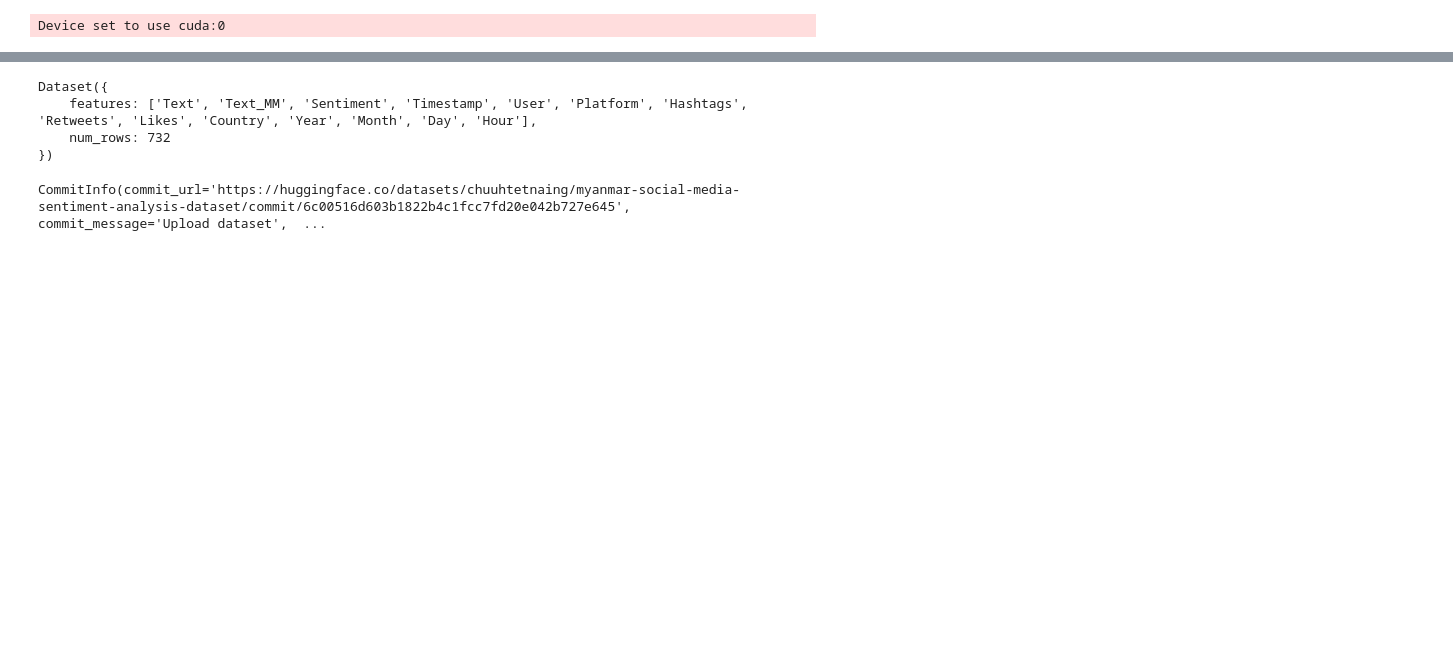
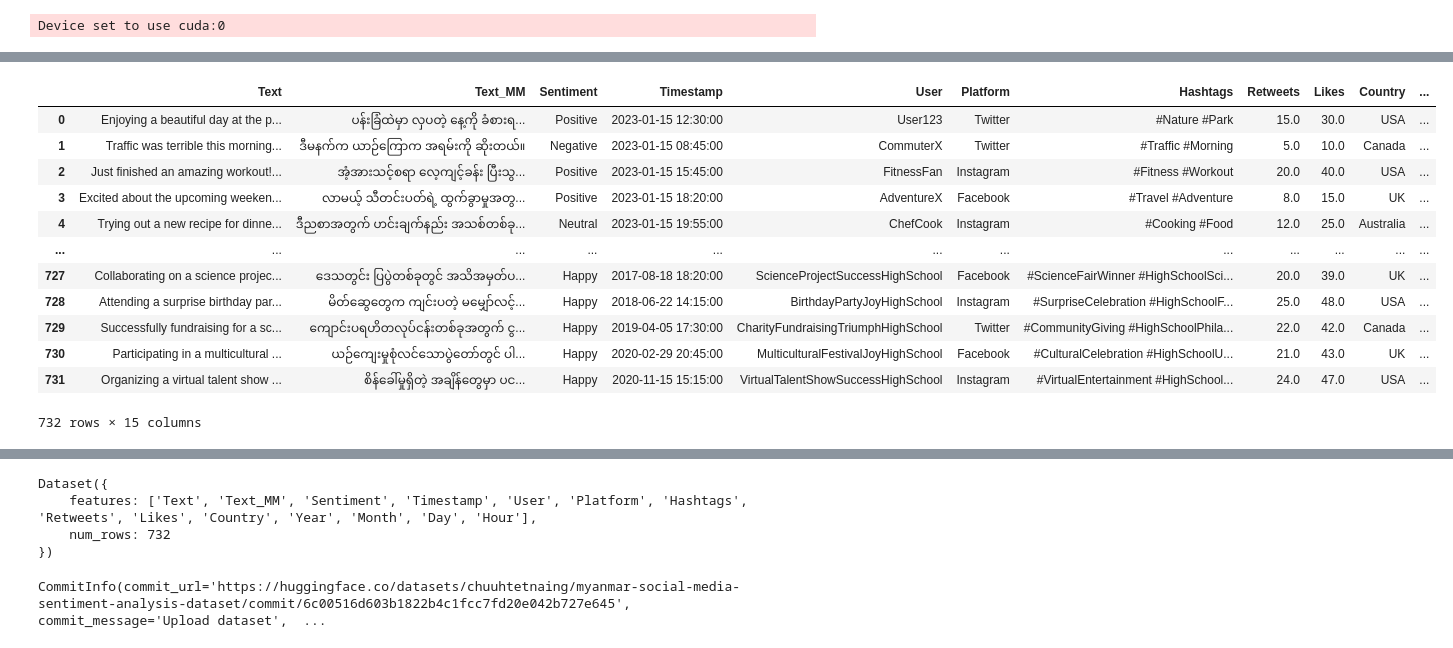
Before and after one commit to chuuhtetnaing/myanmar-language-dataset-collection, a Jupyter notebook: Social Media Sentiment Analysis/synthetic-data-generating.ipynb, the cells around one changed output, grey strips where cells are left out. Saved outputs shown, nothing was run; the diff lists cells and outputs as text; code cells hidden in the pictures; blank space fills up the shorter version.

```diff
--- a/Social Media Sentiment Analysis/synthetic-data-generating.ipynb
+++ b/Social Media Sentiment Analysis/synthetic-data-generating.ipynb
@@ -84,0 +268,9 @@ df = df[ordered_columns]
+# %%
+ordered_columns = ["Text", "Text_MM", "Sentiment", "Timestamp", "User",
+                  "Platform", "Hashtags", "Retweets", "Likes",
+                  "Country", "Year", "Month", "Day", "Hour"]
+
+df = translated_dataset.to_pandas()
+# Filter to only include columns that actually exist
+ordered_columns = [col for col in ordered_columns if col in df.columns]
+df = df[ordered_columns]
@@ -84,0 +329,18 @@ df = df[ordered_columns]
+# %%
+df['Text_MM_old'] = previous_df['Text_MM_old']
+# %%
+df
+# %% [output]
+|  | Text | Text_MM | Sentiment | Timestamp | User | Platform | Hashtags | Retweets | Likes | Country | ... |
+| 0 | Enjoying a beautiful day at the p... | ပန်းခြံထဲမှာ လှပတဲ့ နေ့ကို ခံစားရ... | Positive | 2023-01-15 12:30:00 | User123 | Twitter | #Nature #Park | 15.0 | 30.0 | USA | ... |
+| 1 | Traffic was terrible this morning... | ဒီမနက်က ယာဉ်ကြောက အရမ်းကို ဆိုးတယ်။ | Negative | 2023-01-15 08:45:00 | CommuterX | Twitter | #Traffic #Morning | 5.0 | 10.0 | Canada | ... |
+| 2 | Just finished an amazing workout!... | အံ့အားသင့်စရာ လေ့ကျင့်ခန်း ပြီးသွ... | Positive | 2023-01-15 15:45:00 | FitnessFan | Instagram | #Fitness #Workout | 20.0 | 40.0 | USA | ... |
+| 3 | Excited about the upcoming weeken... | လာမယ့် သီတင်းပတ်ရဲ့ ထွက်ခွာမှုအတွ... | Positive | 2023-01-15 18:20:00 | AdventureX | Facebook | #Travel #Adventure | 8.0 | 15.0 | UK | ... |
+| 4 | Trying out a new recipe for dinne... | ဒီညစာအတွက် ဟင်းချက်နည်း အသစ်တစ်ခု... | Neutral | 2023-01-15 19:55:00 | ChefCook | Instagram | #Cooking #Food | 12.0 | 25.0 | Australia | ... |
+| ... | ... | ... | ... | ... | ... | ... | ... | ... | ... | ... | ... |
+| 727 | Collaborating on a science projec... | ဒေသတွင်း ပြပွဲတစ်ခုတွင် အသိအမှတ်ပ... | Happy | 2017-08-18 18:20:00 | ScienceProjectSuccessHighSchool | Facebook | #ScienceFairWinner #HighSchoolSci... | 20.0 | 39.0 | UK | ... |
+| 728 | Attending a surprise birthday par... | မိတ်ဆွေတွေက ကျင်းပတဲ့ မမျှော်လင့်... | Happy | 2018-06-22 14:15:00 | BirthdayPartyJoyHighSchool | Instagram | #SurpriseCelebration #HighSchoolF... | 25.0 | 48.0 | USA | ... |
+| 729 | Successfully fundraising for a sc... | ကျောင်းပရဟိတလုပ်ငန်းတစ်ခုအတွက် ငွ... | Happy | 2019-04-05 17:30:00 | CharityFundraisingTriumphHighSchool | Twitter | #CommunityGiving #HighSchoolPhila... | 22.0 | 42.0 | Canada | ... |
+| 730 | Participating in a multicultural ... | ယဉ်ကျေးမှုစုံလင်သောပွဲတော်တွင် ပါ... | Happy | 2020-02-29 20:45:00 | MulticulturalFestivalJoyHighSchool | Facebook | #CulturalCelebration #HighSchoolU... | 21.0 | 43.0 | UK | ... |
+| 731 | Organizing a virtual talent show ... | စိန်ခေါ်မှုရှိတဲ့ အချိန်တွေမှာ ပင... | Happy | 2020-11-15 15:15:00 | VirtualTalentShowSuccessHighSchool | Instagram | #VirtualEntertainment #HighSchool... | 24.0 | 47.0 | USA | ... |
+732 rows × 15 columns
```
Also changed, not shown: parts of 34 cells of this notebook.
